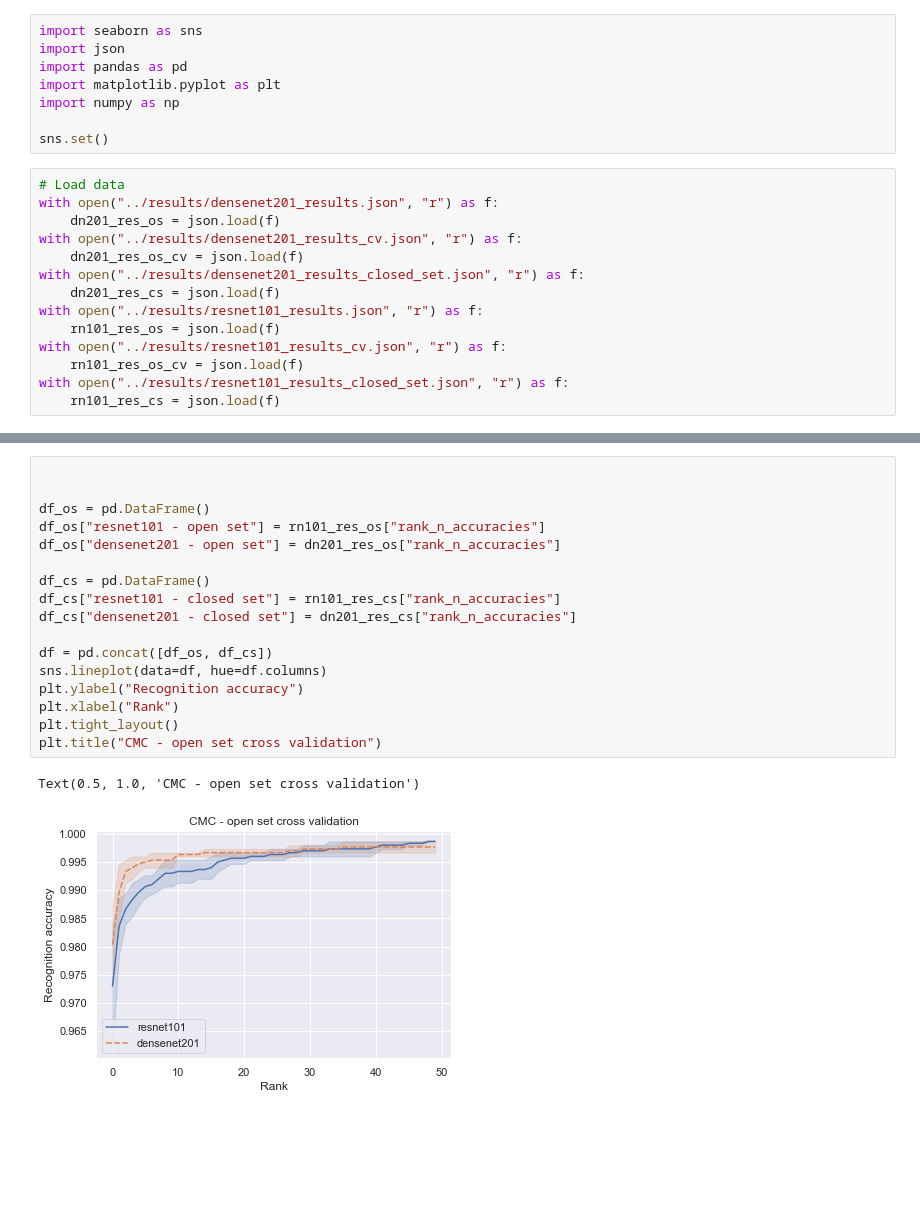
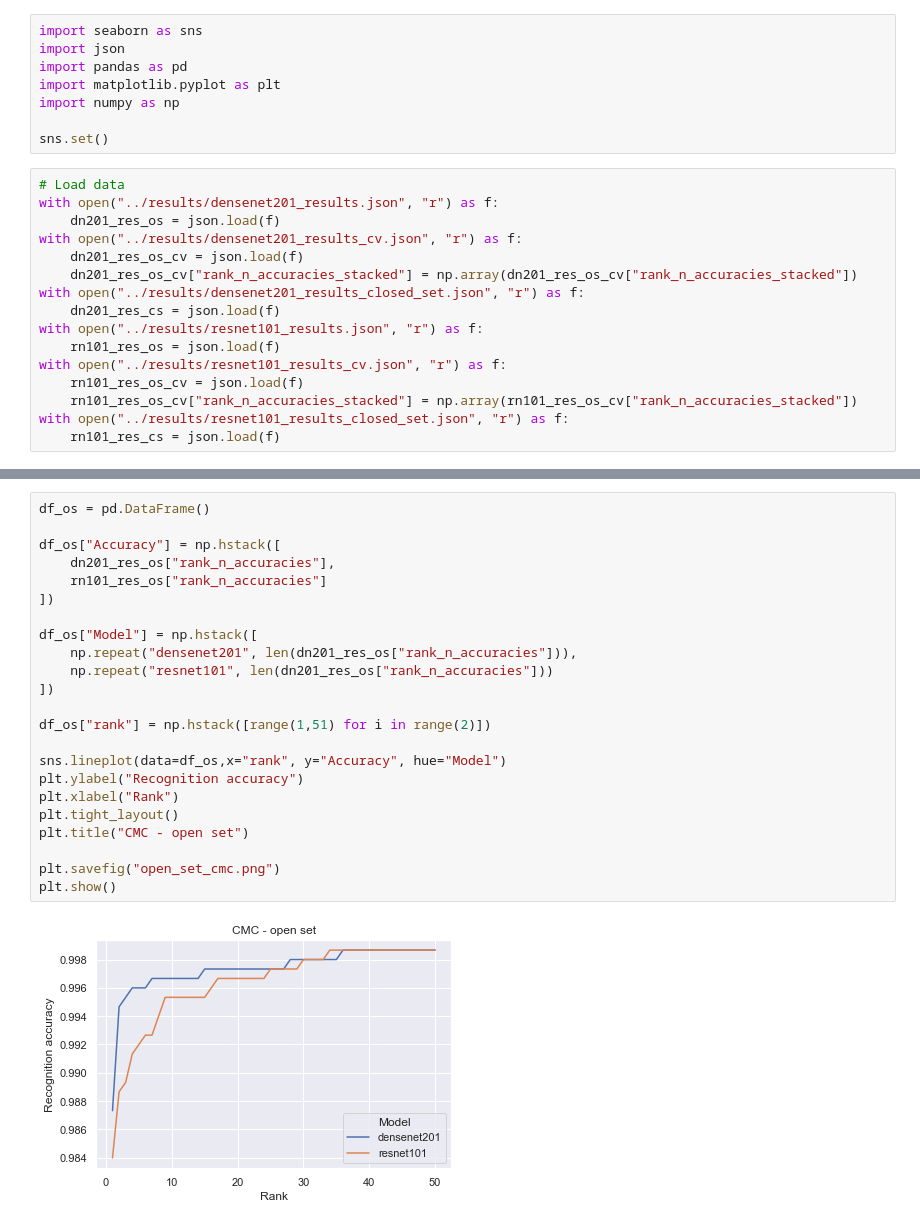
Before and after one commit to AndrejHafner/iris-recognition-cnn, a Jupyter notebook: finetuning/figures/plot_cmc.ipynb, the cells around one changed output, grey strips where cells are left out. Cells and saved outputs as stored; diff of their text form; blank space fills up the shorter version.

Commit message:
Added plots

```diff
--- a/finetuning/figures/plot_cmc.ipynb
+++ b/finetuning/figures/plot_cmc.ipynb
@@ -12,12 +12,14 @@ with open("../results/densenet201_results.json", "r") as f:
     dn201_res_os = json.load(f)
 with open("../results/densenet201_results_cv.json", "r") as f:
     dn201_res_os_cv = json.load(f)
+    dn201_res_os_cv["rank_n_accuracies_stacked"] = np.array(dn201_res_os_cv["rank_n_accuracies_stacked"])
 with open("../results/densenet201_results_closed_set.json", "r") as f:
     dn201_res_cs = json.load(f)
 with open("../results/resnet101_results.json", "r") as f:
     rn101_res_os = json.load(f)
 with open("../results/resnet101_results_cv.json", "r") as f:
     rn101_res_os_cv = json.load(f)
+    rn101_res_os_cv["rank_n_accuracies_stacked"] = np.array(rn101_res_os_cv["rank_n_accuracies_stacked"])
 with open("../results/resnet101_results_closed_set.json", "r") as f:
     rn101_res_cs = json.load(f)
 # %%
@@ -39,20 +68,25 @@ Text(0.5, 1.0, 'CMC - open set cross validation')
 # %%
+df_os = pd.DataFrame()
 
+df_os["Accuracy"] = np.hstack([
+    dn201_res_os["rank_n_accuracies"],
+    rn101_res_os["rank_n_accuracies"]
+])
 
-df_os = pd.DataFrame()
-df_os["resnet101 - open set"] = rn101_res_os["rank_n_accuracies"]
-df_os["densenet201 - open set"] = dn201_res_os["rank_n_accuracies"]
+df_os["Model"] = np.hstack([
+    np.repeat("densenet201", len(dn201_res_os["rank_n_accuracies"])),
+    np.repeat("resnet101", len(dn201_res_os["rank_n_accuracies"]))
+])
 
-df_cs = pd.DataFrame()
-df_cs["resnet101 - closed set"] = rn101_res_cs["rank_n_accuracies"]
-df_cs["densenet201 - closed set"] = dn201_res_cs["rank_n_accuracies"]
+df_os["rank"] = np.hstack([range(1,51) for i in range(2)])
 
-df = pd.concat([df_os, df_cs])
-sns.lineplot(data=df, hue=df.columns)
+sns.lineplot(data=df_os,x="rank", y="Accuracy", hue="Model")
 plt.ylabel("Recognition accuracy")
 plt.xlabel("Rank")
 plt.tight_layout()
-plt.title("CMC - open set cross validation")
+plt.title("CMC - open set")
+
+plt.savefig("open_set_cmc.png")
+plt.show()
 # %% [output]
-Text(0.5, 1.0, 'CMC - open set cross validation')
-[figure, old version]
+[figure, new version]
```
Also changed, not shown: parts of 2 cells of this notebook, 3 other files.
